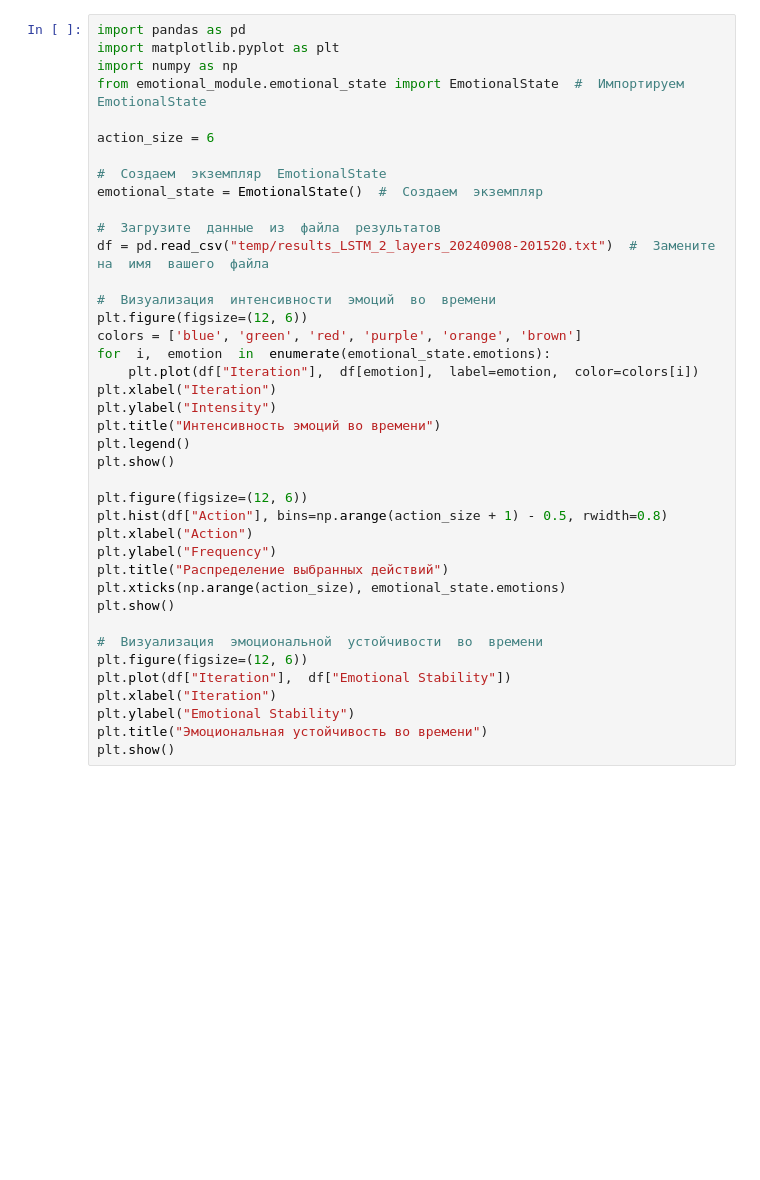
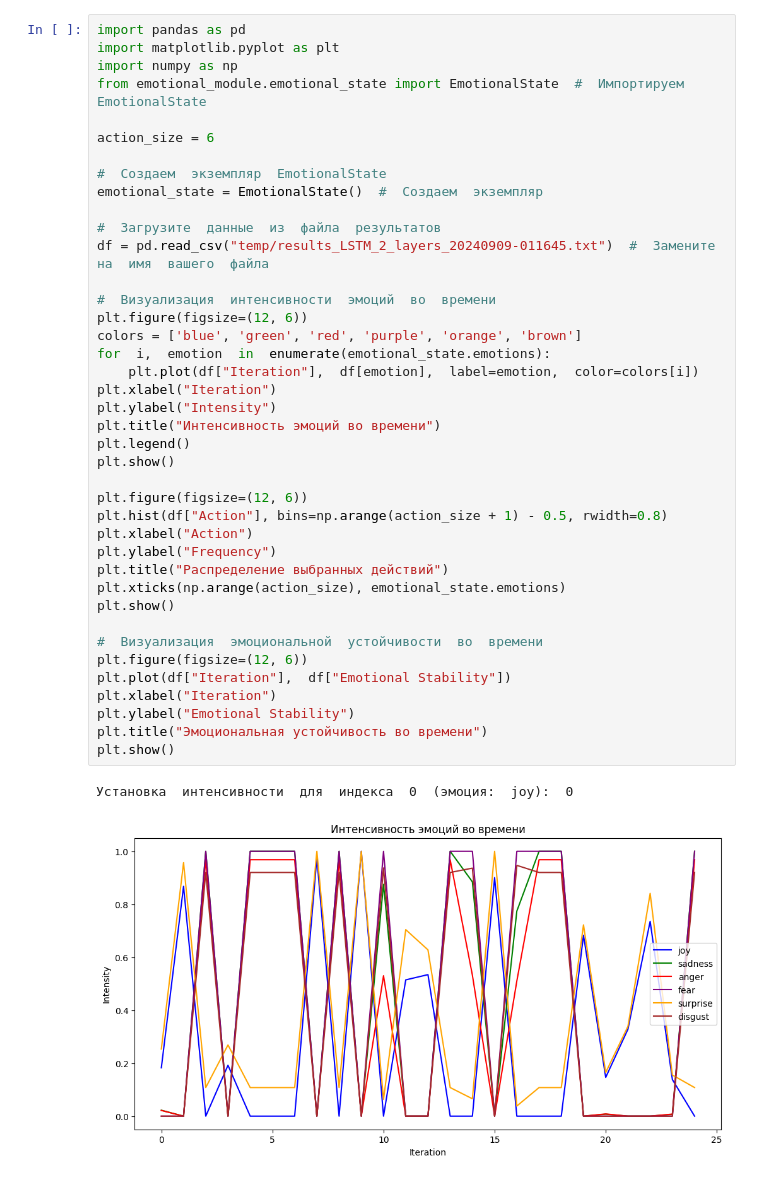
Before and after one commit to biolap/AI_model_t, a Jupyter notebook: visualization.ipynb, the cells around one changed output. Cells and saved outputs as stored; diff of their text form; blank space fills up the shorter version.

```diff
--- a/visualization.ipynb
+++ b/visualization.ipynb
@@ -10,31 +10,34 @@ action_size = 6
 emotional_state = EmotionalState()  #  Создаем  экземпляр
 
 #  Загрузите  данные  из  файла  результатов
-df = pd.read_csv("temp/results_LSTM_2_layers_20240908-201520.txt")  #  Замените  на  имя  вашего  файла
+df = pd.read_csv("temp/results_LSTM_2_layers_20240909-011645.txt")  #  Замените  на  имя  вашего  файла
 
 #  Визуализация  интенсивности  эмоций  во  времени
 plt.figure(figsize=(12, 6))
 colors = ['blue', 'green', 'red', 'purple', 'orange', 'brown']
 for  i,  emotion  in  enumerate(emotional_state.emotions):
     plt.plot(df["Iteration"],  df[emotion],  label=emotion,  color=colors[i])
 plt.xlabel("Iteration")
 plt.ylabel("Intensity")
 plt.title("Интенсивность эмоций во времени")
 plt.legend()
 plt.show()
 
 plt.figure(figsize=(12, 6))
 plt.hist(df["Action"], bins=np.arange(action_size + 1) - 0.5, rwidth=0.8)
 plt.xlabel("Action")
 plt.ylabel("Frequency")
 plt.title("Распределение выбранных действий")
 plt.xticks(np.arange(action_size), emotional_state.emotions)
 plt.show()
 
 #  Визуализация  эмоциональной  устойчивости  во  времени
 plt.figure(figsize=(12, 6))
 plt.plot(df["Iteration"],  df["Emotional Stability"])
 plt.xlabel("Iteration")
 plt.ylabel("Emotional Stability")
 plt.title("Эмоциональная устойчивость во времени")
 plt.show()
+# %% [output]
+Установка  интенсивности  для  индекса  0  (эмоция:  joy):  0
+[figure, added]
```
Also changed, not shown: parts of 1 cell of this notebook, 1 other file.
